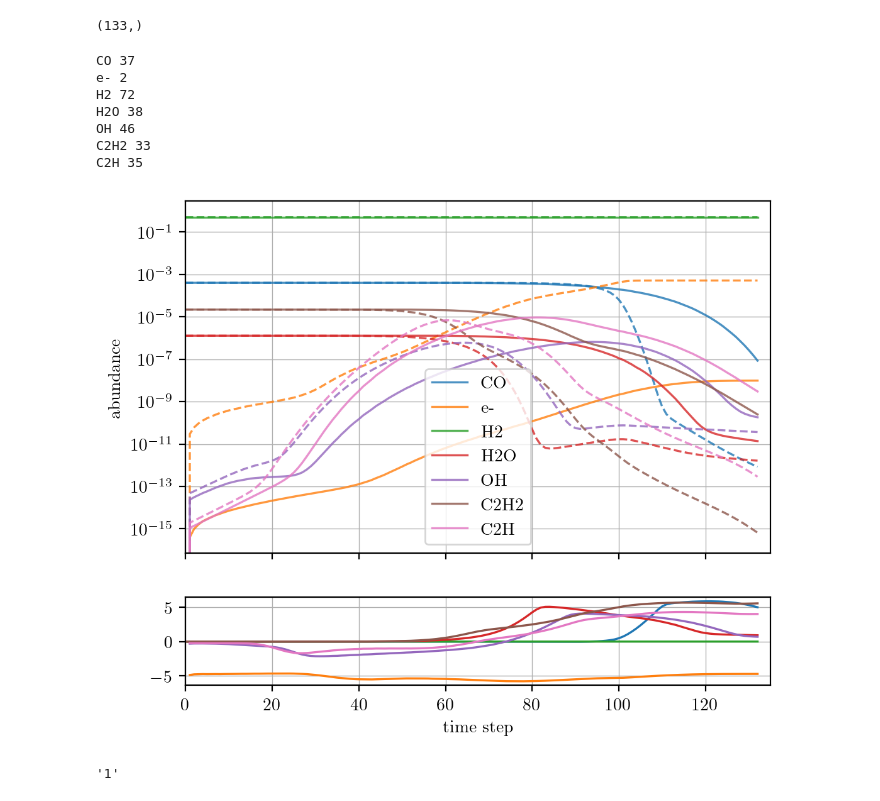
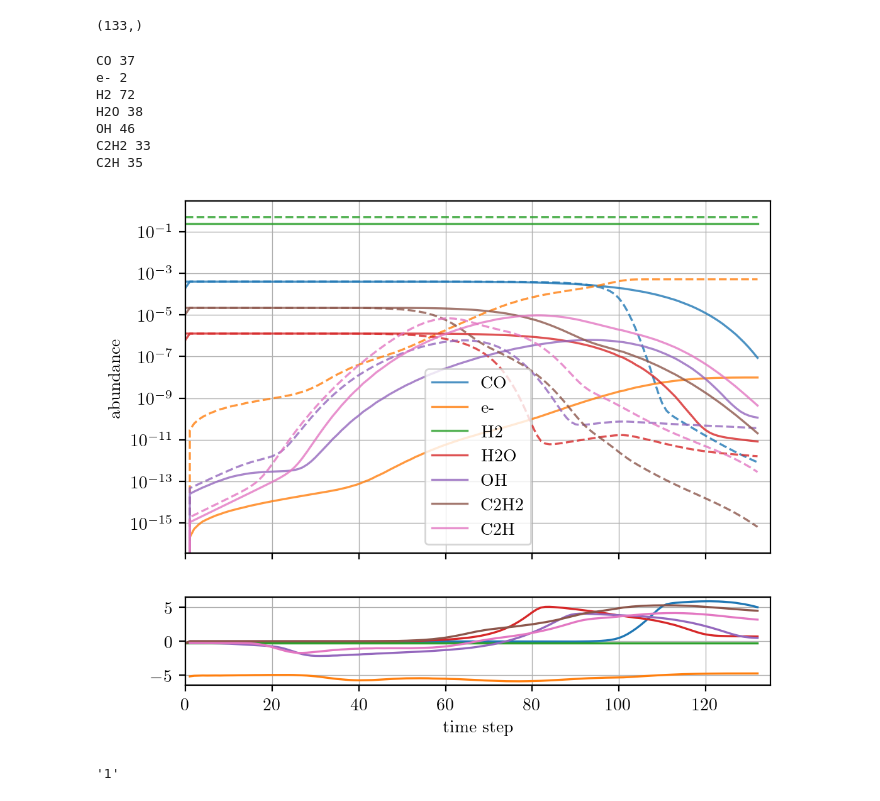
Before and after one commit to IvS-KULeuven/krome-CSE, a Jupyter notebook: benchmarkKROME.ipynb, the cells around one changed output. Saved outputs shown, nothing was run; the diff lists cells and outputs as text; code cells hidden in the pictures.

```diff
--- a/benchmarkKROME.ipynb
+++ b/benchmarkKROME.ipynb
@@ -159,40 +159,40 @@ for spec in species:
     idx = get_idx(spec)
     print(spec,idx)
 
-    krome = abs_krome[idx-1]#/dens[:len(abs_krome[idx-1])]
+    krome = abs_krome[idx-1]/2#/dens[:len(abs_krome[idx-1])]
     umist = abs_umist[idx-1]/dens
 
     line, = ax1.plot(krome, label = spec, alpha=alpha, ls = '-', lw =lw)
     ax1.plot(umist,  alpha=alpha, lw =lw, ls = '--', color = line.get_color())
 
     ax2.plot(np.log10(krome)-np.log10(umist[:len(krome)]), color = line.get_color(), lw = lw)
 
 ax1.set_yscale('log')
 # ax1.set_ylim(1e-20, 1e-4)
 
 ax1.set_ylabel('abundance')
 ax2.set_xlabel('time step')
 
 ax1.set_xlim(0,135)
 ax2.set_xlim(0,135)
 
 ax1.xaxis.set_ticklabels([])
 ax1.grid(True, lw = 0.5)
 ax2.grid(True, lw = 0.5)
 
 # ax1.set_ylim(1e-20, 1e2)
 
 ax1.legend()
 plt.show()
 # %% [output]
 CO 37
 e- 2
 H2 72
 H2O 38
 OH 46
 C2H2 33
 C2H 35
-[figure, old version]
+[figure, new version]
 # %%
 s = '/STER/silkem/fortran_0D/out/20211015_gridC_Mdot1e-6_v17-5_T_eps_model_2022-12-24h17-06-51/time/time1.out'
 
```
Also changed, not shown: 4 other files.
